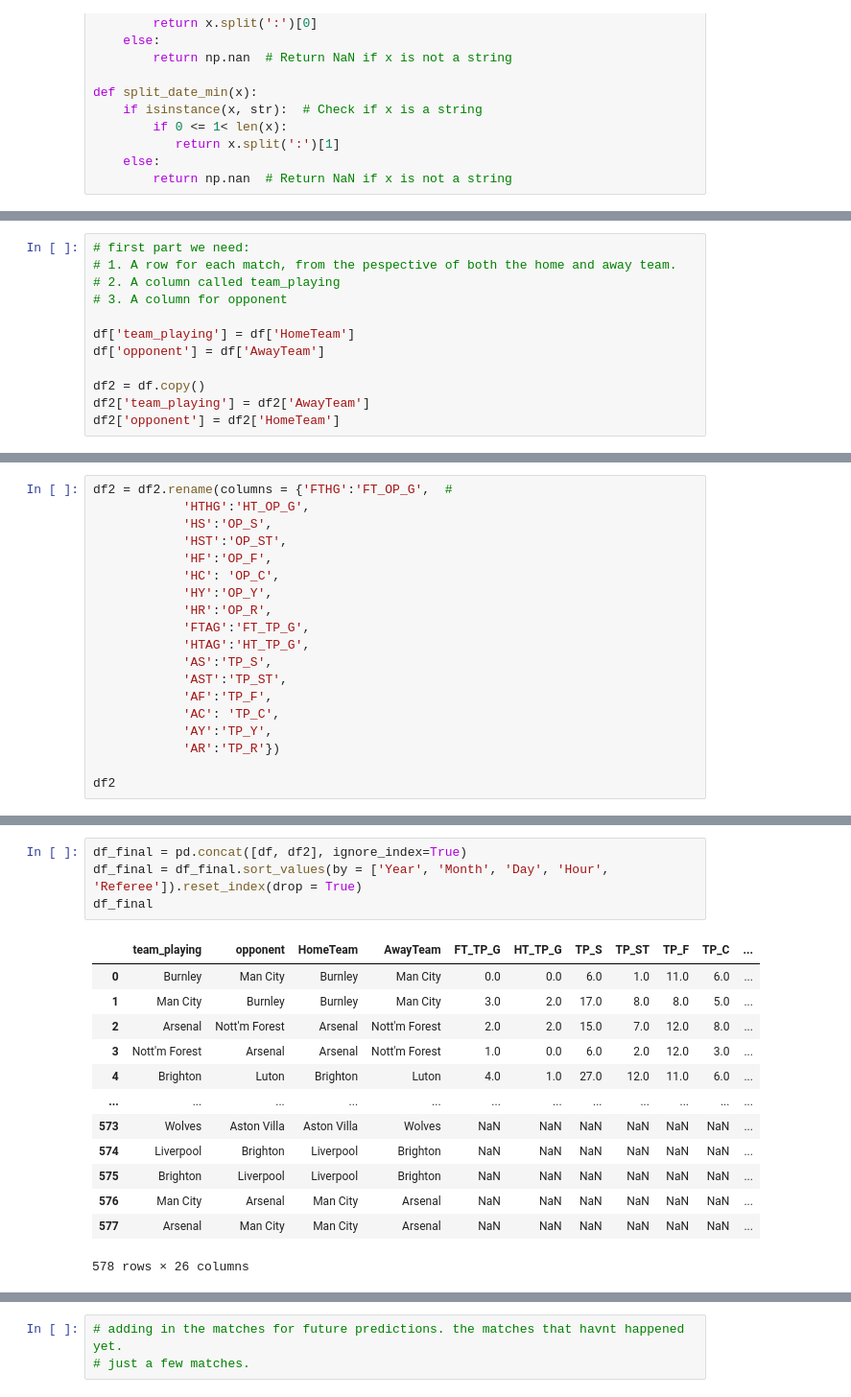
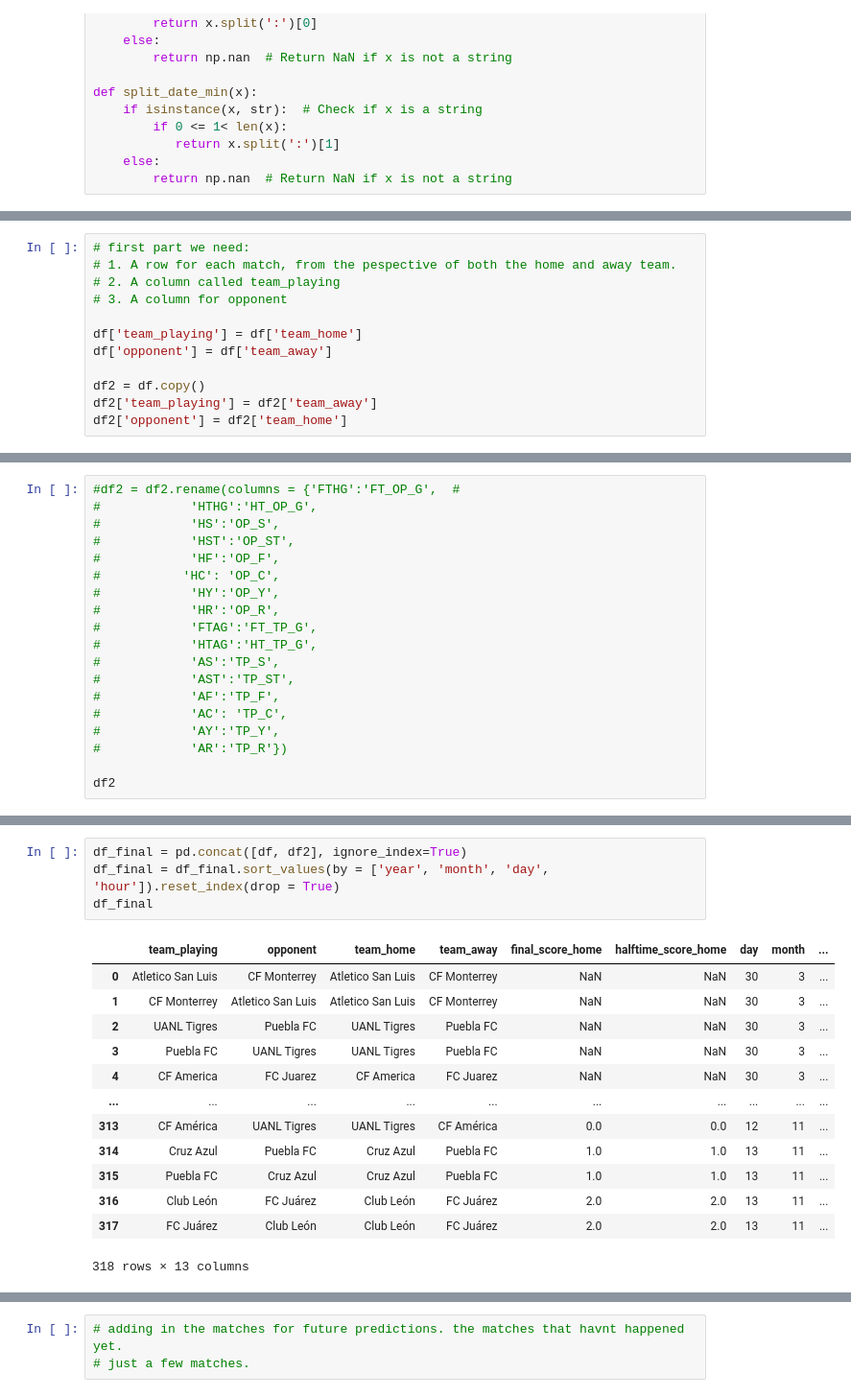
Before and after one commit to VillafuerteM/modelos_lineales_mcd, a Jupyter notebook: proyecto/py/data-prep_LigaMX.ipynb, the cells around one changed output, grey strips where cells are left out. Shown at 96% size. Saved outputs shown, nothing was run; the diff lists cells and outputs as text.

```diff
--- a/proyecto/py/data-prep_LigaMX.ipynb
+++ b/proyecto/py/data-prep_LigaMX.ipynb
@@ -171,12 +227,12 @@ df.sort_values(by= ['Year', 'Month', 'Day', 'Hour', 'Min'])
 # 2. A column called team_playing
 # 3. A column for opponent
 
-df['team_playing'] = df['HomeTeam']
-df['opponent'] = df['AwayTeam']
+df['team_playing'] = df['team_home']
+df['opponent'] = df['team_away']
 
 df2 = df.copy()
-df2['team_playing'] = df2['AwayTeam']
-df2['opponent'] = df2['HomeTeam']
+df2['team_playing'] = df2['team_away']
+df2['opponent'] = df2['team_home']
 # %%
 # we need:
 # Columns describing:
@@ -235,20 +293,20 @@ df
 # %%
-df2 = df2.rename(columns = {'FTHG':'FT_OP_G',  #
-            'HTHG':'HT_OP_G',
-            'HS':'OP_S',
-            'HST':'OP_ST',
-            'HF':'OP_F',
-            'HC': 'OP_C',
-            'HY':'OP_Y',
-            'HR':'OP_R',
-            'FTAG':'FT_TP_G',
-            'HTAG':'HT_TP_G',
-            'AS':'TP_S',
-            'AST':'TP_ST',
-            'AF':'TP_F',
-            'AC': 'TP_C',
-            'AY':'TP_Y',
-            'AR':'TP_R'})
+#df2 = df2.rename(columns = {'FTHG':'FT_OP_G',  #
+#            'HTHG':'HT_OP_G',
+#            'HS':'OP_S',
+#            'HST':'OP_ST',
+#            'HF':'OP_F',
+#           'HC': 'OP_C',
+#            'HY':'OP_Y',
+#            'HR':'OP_R',
+#            'FTAG':'FT_TP_G',
+#            'HTAG':'HT_TP_G',
+#            'AS':'TP_S',
+#            'AST':'TP_ST',
+#            'AF':'TP_F',
+#            'AC': 'TP_C',
+#            'AY':'TP_Y',
+#            'AR':'TP_R'})
 
 df2
 # %% [output]
@@ -268,21 +326,21 @@ df2
 # %%
 df_final = pd.concat([df, df2], ignore_index=True)
-df_final = df_final.sort_values(by = ['Year', 'Month', 'Day', 'Hour', 'Referee']).reset_index(drop = True)
+df_final = df_final.sort_values(by = ['year', 'month', 'day', 'hour']).reset_index(drop = True)
 df_final
 # %% [output]
-|  | team_playing | opponent | HomeTeam | AwayTeam | FT_TP_G | HT_TP_G | TP_S | TP_ST | TP_F | TP_C | ... |
-| 0 | Burnley | Man City | Burnley | Man City | 0.0 | 0.0 | 6.0 | 1.0 | 11.0 | 6.0 | ... |
-| 1 | Man City | Burnley | Burnley | Man City | 3.0 | 2.0 | 17.0 | 8.0 | 8.0 | 5.0 | ... |
-| 2 | Arsenal | Nott'm Forest | Arsenal | Nott'm Forest | 2.0 | 2.0 | 15.0 | 7.0 | 12.0 | 8.0 | ... |
-| 3 | Nott'm Forest | Arsenal | Arsenal | Nott'm Forest | 1.0 | 0.0 | 6.0 | 2.0 | 12.0 | 3.0 | ... |
-| 4 | Brighton | Luton | Brighton | Luton | 4.0 | 1.0 | 27.0 | 12.0 | 11.0 | 6.0 | ... |
-| ... | ... | ... | ... | ... | ... | ... | ... | ... | ... | ... | ... |
-| 573 | Wolves | Aston Villa | Aston Villa | Wolves | NaN | NaN | NaN | NaN | NaN | NaN | ... |
-| 574 | Liverpool | Brighton | Liverpool | Brighton | NaN | NaN | NaN | NaN | NaN | NaN | ... |
-| 575 | Brighton | Liverpool | Liverpool | Brighton | NaN | NaN | NaN | NaN | NaN | NaN | ... |
-| 576 | Man City | Arsenal | Man City | Arsenal | NaN | NaN | NaN | NaN | NaN | NaN | ... |
-| 577 | Arsenal | Man City | Man City | Arsenal | NaN | NaN | NaN | NaN | NaN | NaN | ... |
+|  | team_playing | opponent | team_home | team_away | final_score_home | halftime_score_home | day | month | ... |
+| 0 | Atletico San Luis | CF Monterrey | Atletico San Luis | CF Monterrey | NaN | NaN | 30 | 3 | ... |
+| 1 | CF Monterrey | Atletico San Luis | Atletico San Luis | CF Monterrey | NaN | NaN | 30 | 3 | ... |
+| 2 | UANL Tigres | Puebla FC | UANL Tigres | Puebla FC | NaN | NaN | 30 | 3 | ... |
+| 3 | Puebla FC | UANL Tigres | UANL Tigres | Puebla FC | NaN | NaN | 30 | 3 | ... |
+| 4 | CF America | FC Juarez | CF America | FC Juarez | NaN | NaN | 30 | 3 | ... |
+| ... | ... | ... | ... | ... | ... | ... | ... | ... | ... |
+| 313 | CF América | UANL Tigres | UANL Tigres | CF América | 0.0 | 0.0 | 12 | 11 | ... |
+| 314 | Cruz Azul | Puebla FC | Cruz Azul | Puebla FC | 1.0 | 1.0 | 13 | 11 | ... |
+| 315 | Puebla FC | Cruz Azul | Cruz Azul | Puebla FC | 1.0 | 1.0 | 13 | 11 | ... |
+| 316 | Club León | FC Juárez | Club León | FC Juárez | 2.0 | 2.0 | 13 | 11 | ... |
+| 317 | FC Juárez | Club León | Club León | FC Juárez | 2.0 | 2.0 | 13 | 11 | ... |
-578 rows × 26 columns
+318 rows × 13 columns
 # %%
 # create is_home feature.
 
```
Also changed, not shown: parts of 32 cells of this notebook.
